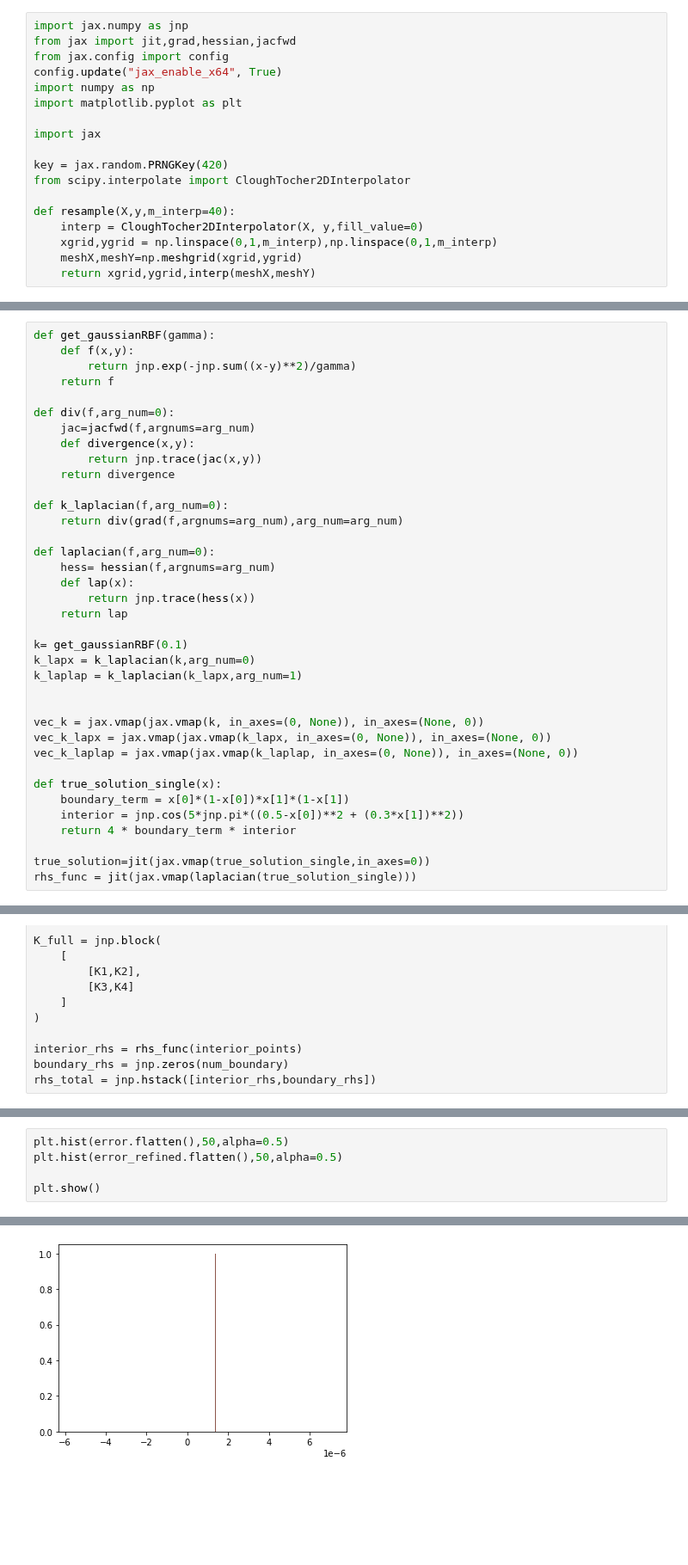
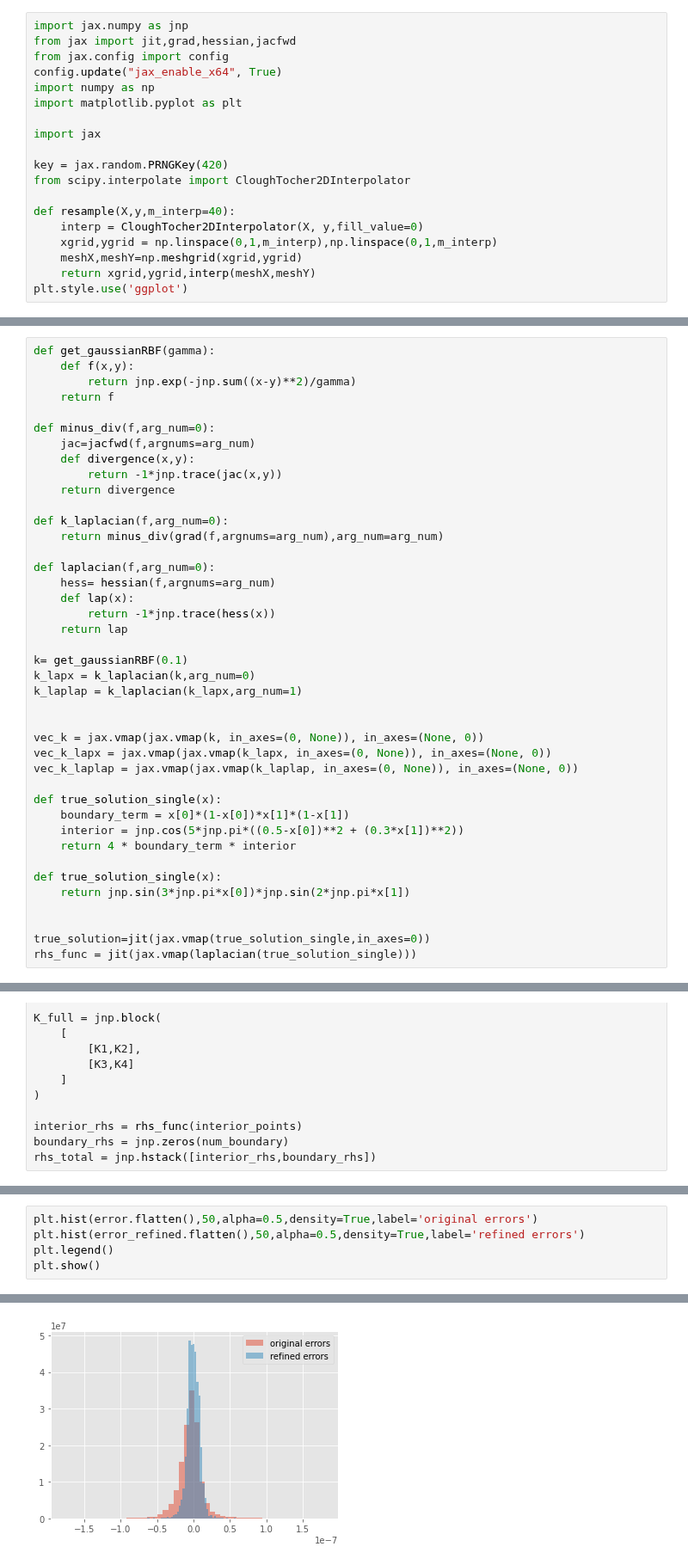
Before and after one commit to cade-b/kernel-pdes, a Jupyter notebook: linear_solver_fixed.ipynb, the cells around one changed output, grey strips where cells are left out. Shown at 86% size. Drawn from its saved outputs; the diff is of its cells as text; blank space fills up the shorter version.

Commit message:
fixed minus sign

```diff
--- a/linear_solver_fixed.ipynb
+++ b/linear_solver_fixed.ipynb
@@ -16,3 +16,4 @@ def resample(X,y,m_interp=40):
     xgrid,ygrid = np.linspace(0,1,m_interp),np.linspace(0,1,m_interp)
     meshX,meshY=np.meshgrid(xgrid,ygrid)
     return xgrid,ygrid,interp(meshX,meshY)
+plt.style.use('ggplot')
@@ -24,19 +23,19 @@ def get_gaussianRBF(gamma):
         return jnp.exp(-jnp.sum((x-y)**2)/gamma)
     return f
 
-def div(f,arg_num=0):
+def minus_div(f,arg_num=0):
     jac=jacfwd(f,argnums=arg_num)
     def divergence(x,y):
-        return jnp.trace(jac(x,y))
+        return -1*jnp.trace(jac(x,y))
     return divergence
 
 def k_laplacian(f,arg_num=0):
-    return div(grad(f,argnums=arg_num),arg_num=arg_num)
+    return minus_div(grad(f,argnums=arg_num),arg_num=arg_num)
 
 def laplacian(f,arg_num=0):
     hess= hessian(f,argnums=arg_num)
     def lap(x):
-        return jnp.trace(hess(x))
+        return -1*jnp.trace(hess(x))
     return lap
 
 k= get_gaussianRBF(0.1)
@@ -53,6 +52,10 @@ def true_solution_single(x):
     interior = jnp.cos(5*jnp.pi*((0.5-x[0])**2 + (0.3*x[1])**2))
     return 4 * boundary_term * interior
 
+def true_solution_single(x):
+    return jnp.sin(3*jnp.pi*x[0])*jnp.sin(2*jnp.pi*x[1])
+
+
 true_solution=jit(jax.vmap(true_solution_single,in_axes=0))
 rhs_func = jit(jax.vmap(laplacian(true_solution_single)))
 # %%
@@ -187,6 +190,6 @@ plt.colorbar()
 # %%
-plt.hist(error.flatten(),50,alpha=0.5)
-plt.hist(error_refined.flatten(),50,alpha=0.5)
-
+plt.hist(error.flatten(),50,alpha=0.5,density=True,label='original errors')
+plt.hist(error_refined.flatten(),50,alpha=0.5,density=True,label='refined errors')
+plt.legend()
 plt.show()
 # %% [output]
@@ -194 +196 @@ KeyboardInterrupt:
-[figure, old version]
+[figure, new version]
```
Also changed, not shown: parts of 8 cells of this notebook, 1 other file.
